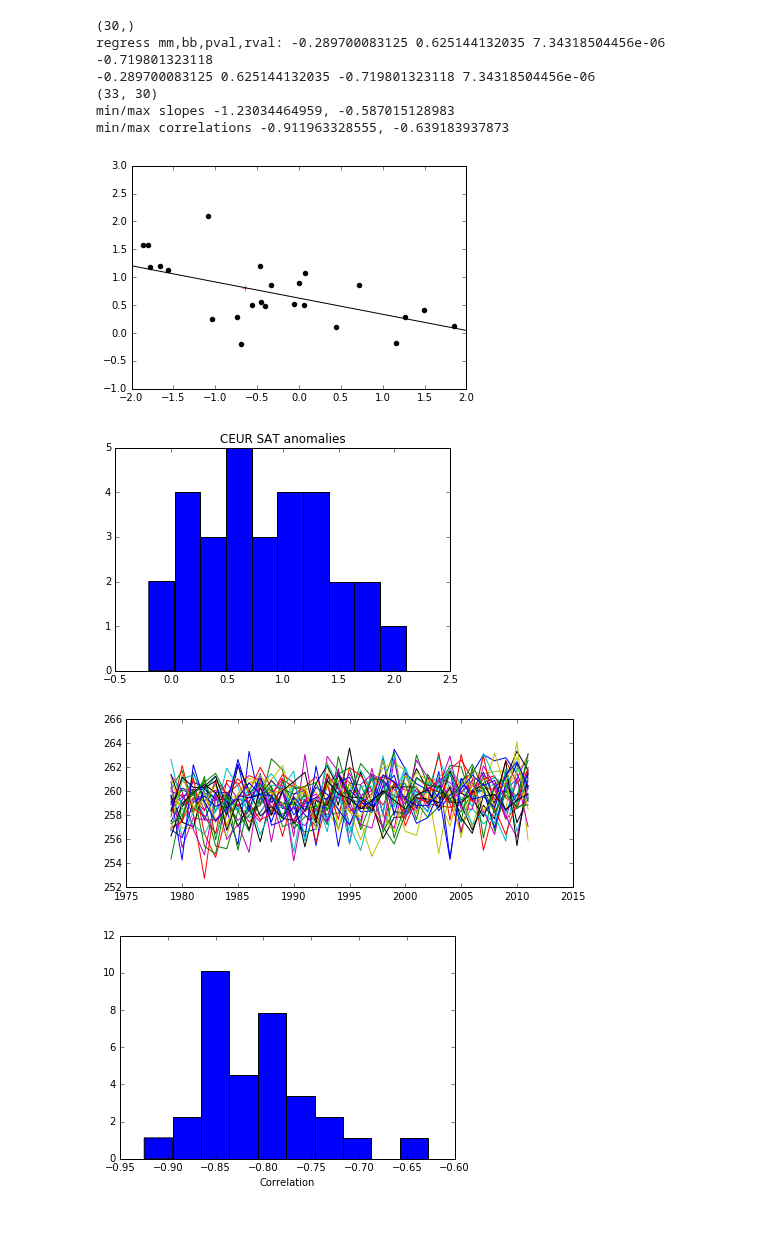
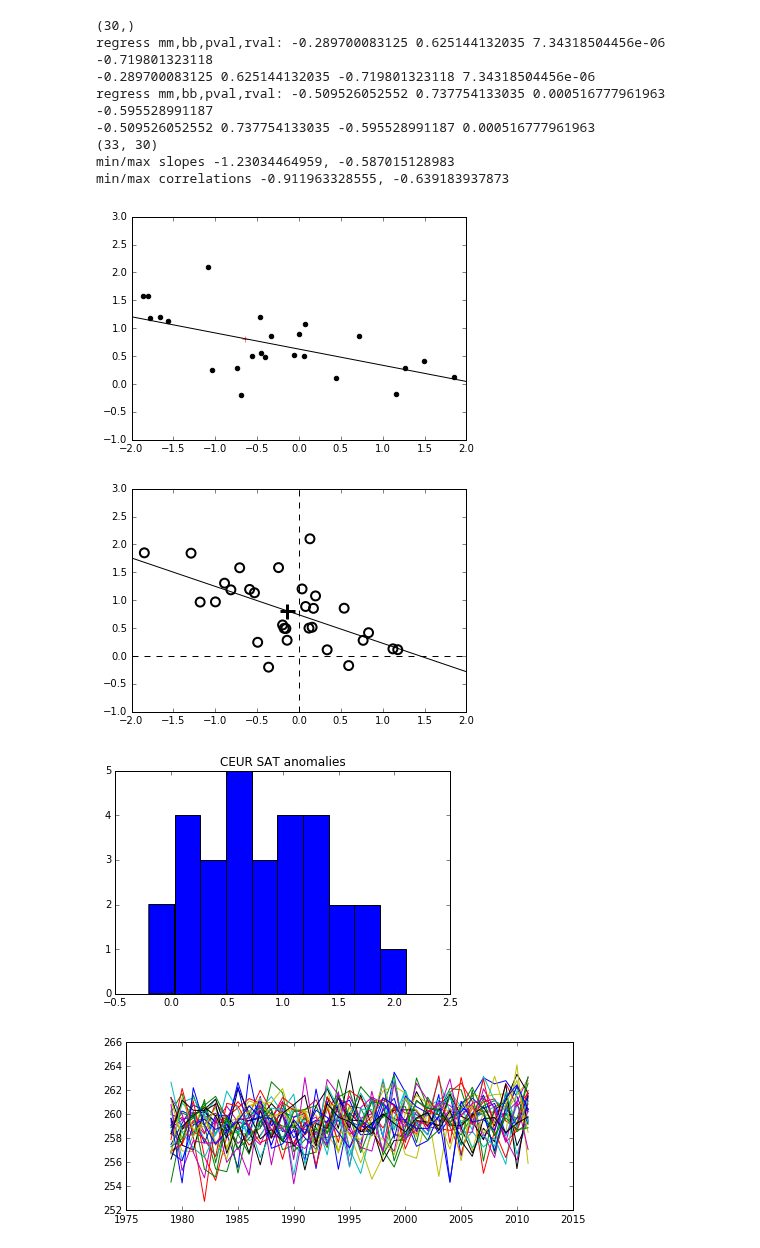
Before and after one commit to kemccusker/pyscripts, a Jupyter notebook: notebooks/cesm_le_regressions.ipynb, the cells around one changed output. Cells and saved outputs as stored; diff of their text form; code cells hidden in the pictures.

Commit message:
add load and process of 2D data. add regression map plot.

```diff
--- a/notebooks/cesm_le_regressions.ipynb
+++ b/notebooks/cesm_le_regressions.ipynb
@@ -76,6 +261,11 @@ print cleeursatr.shape
 #  first create circ index
 clecirc = clebkszr/clebkszr.std(axis=0)-cleeurzr/cleeurzr.std(axis=0)
 print clecirc.shape
+
+# to match CanESM (scatter plot):
+clecirczstd = (clebkszr-clebkszr.mean(axis=0))/clebkszr.std(axis=0) -\
+                  (cleeurzr-cleeurzr.mean(axis=0))/cleeurzr.std(axis=0)
+clecirczstdan = clecirczstd[-10:,...].mean(axis=0) - clecirczstd[:10,...].mean(axis=0)
 
 clemmt,clebbt,clervt,clepvt = cutl.regress(clecirc,cleeursatr)
 print clervt.shape
@@ -87,7 +277,15 @@ cleeursatranom = cleeursatr[-10:].mean(axis=0) - cleeursatr[:10].mean(axis=0)
 cleeurzranom = cleeurzr[-10:].mean(axis=0) - cleeurzr[:10].mean(axis=0)
 clebkszranom = clebkszr[-10:].mean(axis=0) - clebkszr[:10].mean(axis=0)
 
+# for CanESM I don't think I calc'd the ensemble circ index w/ std of each term.
 clecircanom = clebkszranom/clebkszranom.std() - cleeurzranom/cleeurzranom.std()
+clecirczan = clebkszranom - cleeurzranom
+clecirczanstd = clecirczan / clecirczan.std()
+# for scatter, to match CanESM:
+
+
+print clecirczan.shape
+print clecirczanstd.shape
 # %% [output]
 (33, 30)
 (33, 30)
@@ -96,6 +296,11 @@ clecircanom = clebkszranom/clebkszranom.std() - cleeurzranom/cleeurzranom.std()
 # %%
 print clecircanom.shape
 
+# this is what is plotted in paper scatter plot for CanESM
+# lecirczrstd = (lebkszr-lebkszr.mean(axis=0))/lebkszr.std(axis=0) -\
+#                  (leeurzr-leeurzr.mean(axis=0))/leeurzr.std(axis=0)
+# lecirczrstdan = lecirczrstd[-10:,...].mean(axis=0) - lecirczrstd[:10,...].mean(axis=0)
+# What does it mean to regress spatially on a different metric? @@@@@@
 
 plt.figure()
 plt.scatter(clecircanom,cleeursatranom,color='k')
@@ -106,6 +311,20 @@ plt.ylim((-1,3))
 
 mm,bb,rval,pval = cutl.regress(clecircanom,cleeursatranom)
 print mm,bb,rval,pval
+
+# this one like CanESM paper fig
+plt.figure()
+plt.scatter(clecirczstdan,cleeursatranom,linewidths=2,edgecolor='k',s=80, facecolors='none', marker='o')
+plt.plot(clecirczstdan.mean(),cleeursatranom.mean(),marker='+',markersize=15,color='k',mew=3,mec='k')
+plt.xlim((-2,2))
+plt.ylim((-1,3))
+cplt.add_regressline(clecirczstdan,cleeursatranom,color='k')
+plt.axvline(x=0,linestyle='--',color='k')
+plt.axhline(y=0,linestyle='--',color='k')
+
+mm,bb,rval,pval = cutl.regress(clecirczstdan,cleeursatranom)
+print mm,bb,rval,pval
+
 
 plt.figure()
 plt.hist(cleeursatranom)
@@ -116,33 +335,35 @@ print cleeursatr.shape
 plt.figure(figsize=(8,3))
 ret = plt.plot(xx,cleeursatr)
 
 
 plt.figure()
 plt.hist(clervt,normed=True)
 plt.xlabel('Correlation')
 
 plt.figure()
 plt.hist(clervtdtr,normed=True)
 plt.xlabel('Correlation (detrended)')
 
 plt.figure()
 plt.hist(clepvtdtr,normed=True)
 plt.xlabel('P-vals (detrended)')
 
 plt.figure()
 plt.hist(clemmtdtr,normed=True)
 plt.xlabel('Slopes ($^\circ$C/$\delta$Z detrended)')
 
 print 'min/max slopes ' + str(np.min(clemmtdtr)) + ', ' + str(np.max(clemmtdtr))
 print 'min/max correlations ' + str(np.min(clervtdtr)) + ', ' + str(np.max(clervtdtr))
 # %% [output]
 (30,)
 regress mm,bb,pval,rval: -0.289700083125 0.625144132035 7.34318504456e-06 -0.719801323118
 -0.289700083125 0.625144132035 -0.719801323118 7.34318504456e-06
+regress mm,bb,pval,rval: -0.509526052552 0.737754133035 0.000516777961963 -0.595528991187
+-0.509526052552 0.737754133035 -0.595528991187 0.000516777961963
 (33, 30)
 min/max slopes -1.23034464959, -0.587015128983
 min/max correlations -0.911963328555, -0.639183937873
 [figure]
-[figure, old version]
+[figure, new version]
-[figure, old version]
+[figure, new version]
-[figure, old version]
+[figure, new version]
```
Also changed, not shown: parts of 11 cells of this notebook.
